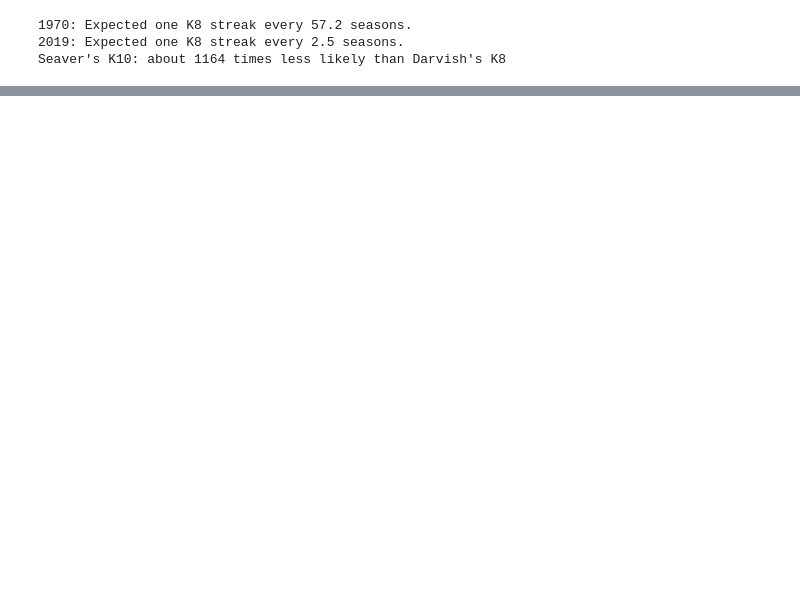
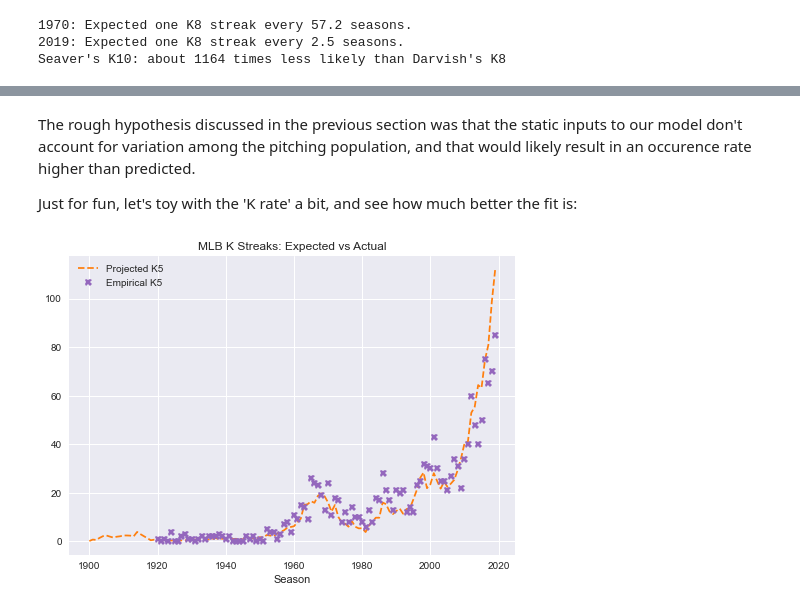
Before and after one commit to tmaule/website, a Jupyter notebook: _notebooks/2021-01-26-k_streaks.ipynb, the cells around one changed output, grey strips where cells are left out. Drawn from its saved outputs; the diff is of its cells as text; code cells hidden in the pictures; blank space fills up the shorter version.

```diff
--- a/_notebooks/2021-01-26-k_streaks.ipynb
+++ b/_notebooks/2021-01-26-k_streaks.ipynb
@@ -115,0 +303,15 @@ Seaver's K10: about 1164 times less likely than Darvish's K8
+# %% [markdown]
+The rough hypothesis discussed in the previous section was that the static inputs to our model don't account for variation among the pitching population, and that would likely result in an occurence rate higher than predicted.
+
+Just for fun, let's toy with the 'K rate' a bit, and see how much better the fit is:
+# %%
+proj_df = sp_data_fg.copy()
+mult = 1.2
+proj_df['K_rt_proj'] = proj_df.K_rt_SP * mult
+proj_df['E_K5_proj'] = proj_df.GS*(proj_df.BF_per_start_est-4)*proj_df.K_rt_proj**5
+ax = proj_df.plot(y='E_K5_proj', linestyle='--', legend=None, color='tab:orange', label='Projected K5');
+ax.plot(final_counts, 'X', color='tab:purple', label='Empirical K5');
+ax.set_title('MLB K Streaks: Expected vs Actual');
+ax.legend();
+# %% [output]
+[figure, added]
```
Also changed, not shown: parts of 14 cells of this notebook, 7 other files.
